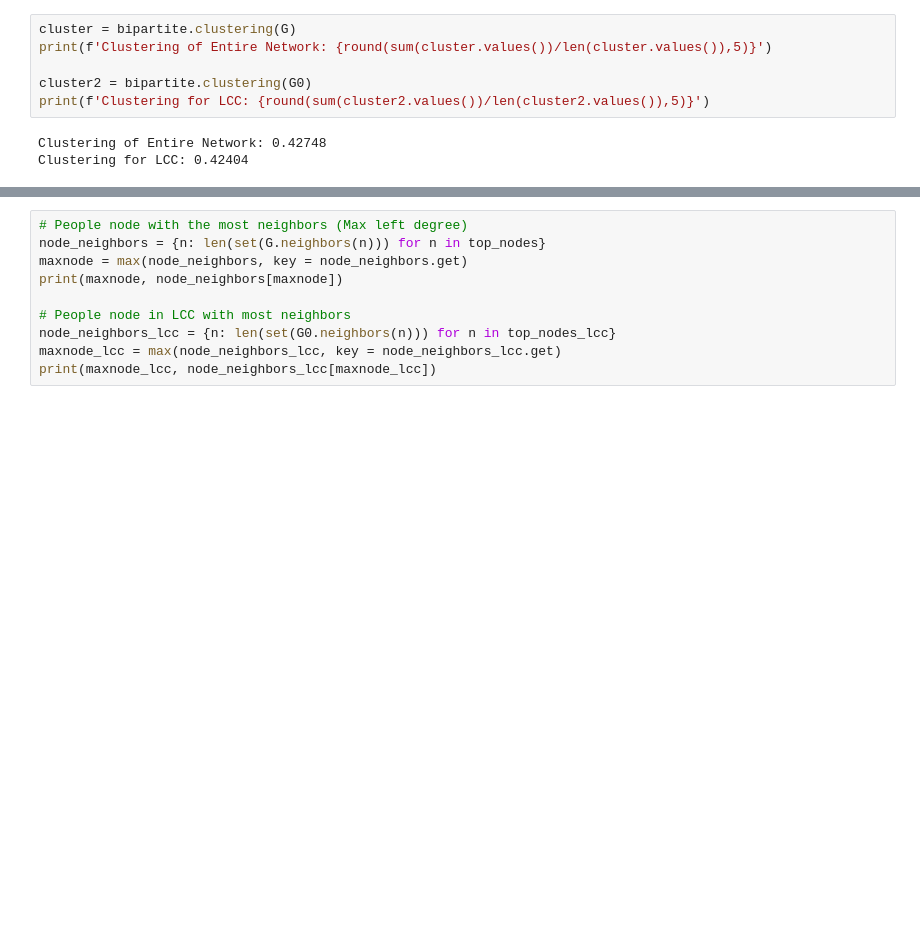
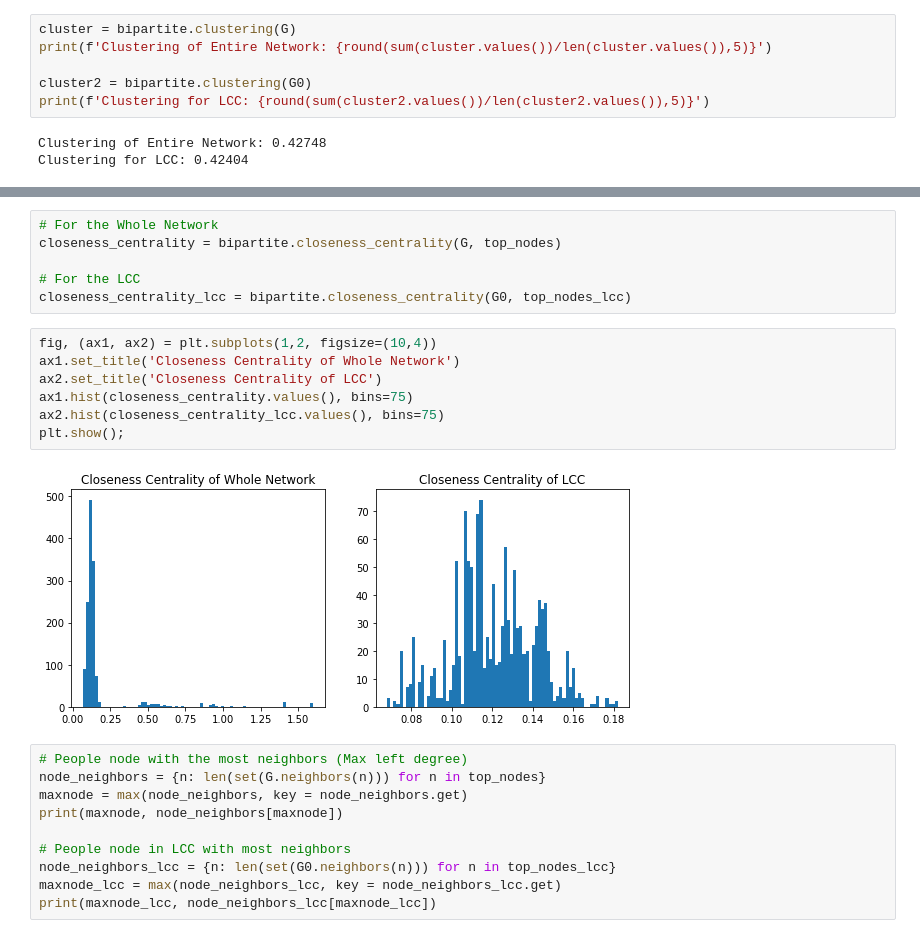
Before and after one commit to dmdequin/CrimeNetworkAnalysis, a Jupyter notebook: Notebooks/DeeNotebook.ipynb, the cells around one changed output, grey strips where cells are left out. Saved outputs shown, nothing was run; the diff lists cells and outputs as text; blank space fills up the shorter version.

```diff
--- a/Notebooks/DeeNotebook.ipynb
+++ b/Notebooks/DeeNotebook.ipynb
@@ -226,3 +244,18 @@ avg_clustering_lcc = bipartite.average_clustering(G0, top_nodes_lcc)
+# %%
+# For the Whole Network
+closeness_centrality = bipartite.closeness_centrality(G, top_nodes)
+
+# For the LCC
+closeness_centrality_lcc = bipartite.closeness_centrality(G0, top_nodes_lcc)
+# %%
+fig, (ax1, ax2) = plt.subplots(1,2, figsize=(10,4))
+ax1.set_title('Closeness Centrality of Whole Network')
+ax2.set_title('Closeness Centrality of LCC')
+ax1.hist(closeness_centrality.values(), bins=75)
+ax2.hist(closeness_centrality_lcc.values(), bins=75)
+plt.show();
+# %% [output]
+[figure, added]
 # %%
 # People node with the most neighbors (Max left degree)
 node_neighbors = {n: len(set(G.neighbors(n))) for n in top_nodes}
```
Also changed, not shown: parts of 21 cells of this notebook.
